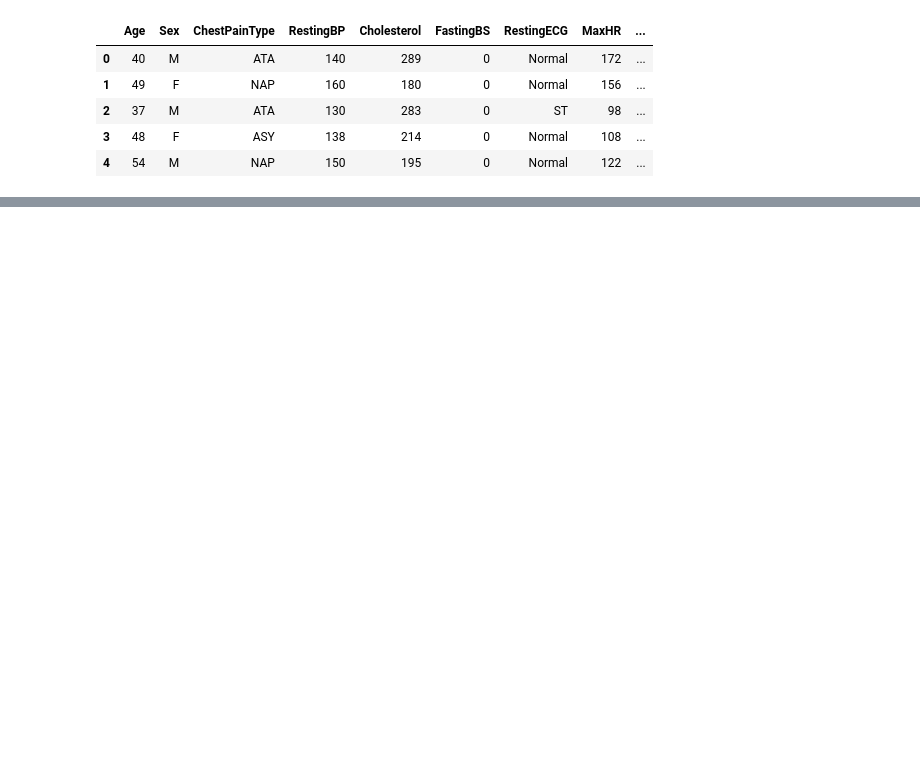
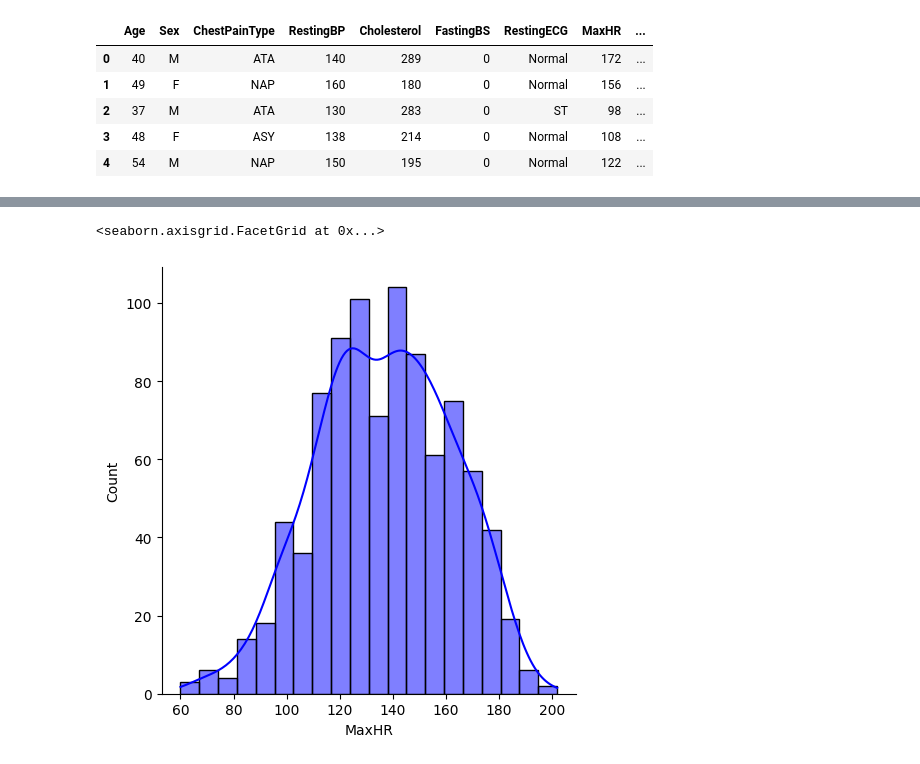
Before and after one commit to ImSowmya/Data-visualization-on-Heart-disease-dataset, a Jupyter notebook: HeartDisease-ExploratoryDataAnalysis.ipynb, the cells around one changed output, grey strips where cells are left out. Saved outputs shown, nothing was run; the diff lists cells and outputs as text; code cells hidden in the pictures; blank space fills up the shorter version.

```diff
--- a/HeartDisease-ExploratoryDataAnalysis.ipynb
+++ b/HeartDisease-ExploratoryDataAnalysis.ipynb
@@ -12,0 +23,5 @@ df.head()
+# %%
+sns.displot(df['MaxHR'], kde = True, color = 'blue')
+# %% [output]
+<seaborn.axisgrid.FacetGrid at 0x...>
+[figure, added]
```
Also changed, not shown: parts of 6 cells of this notebook.
